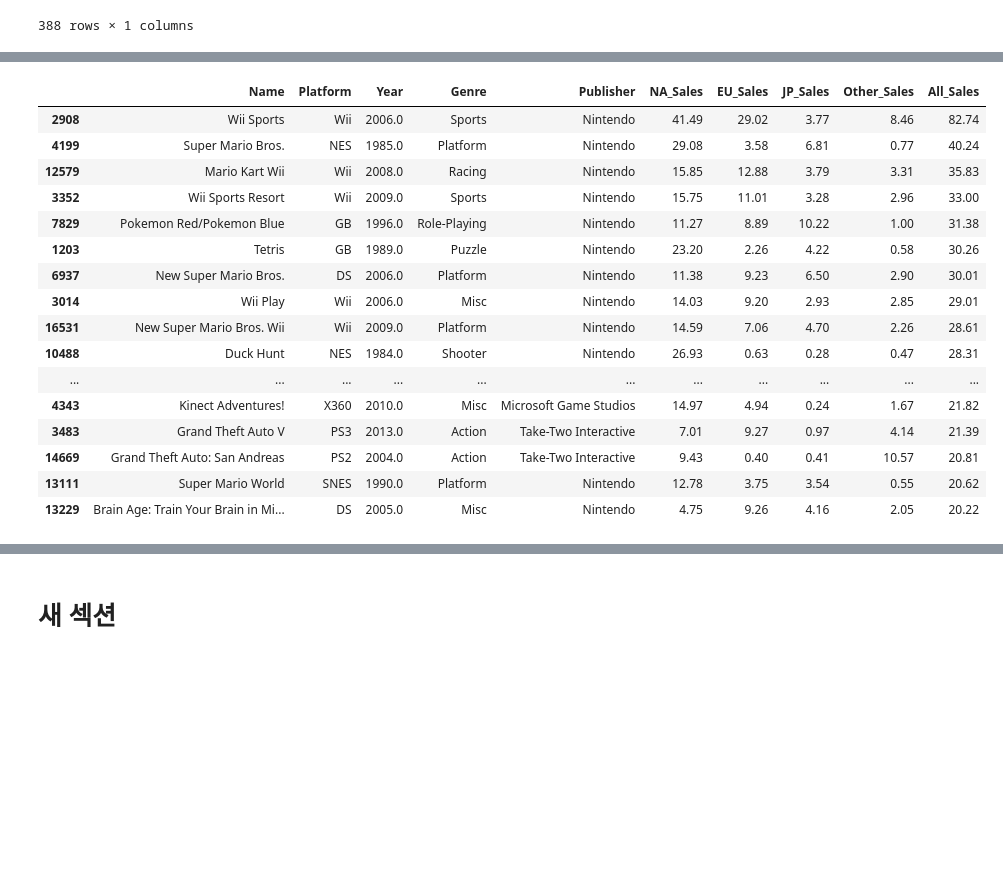
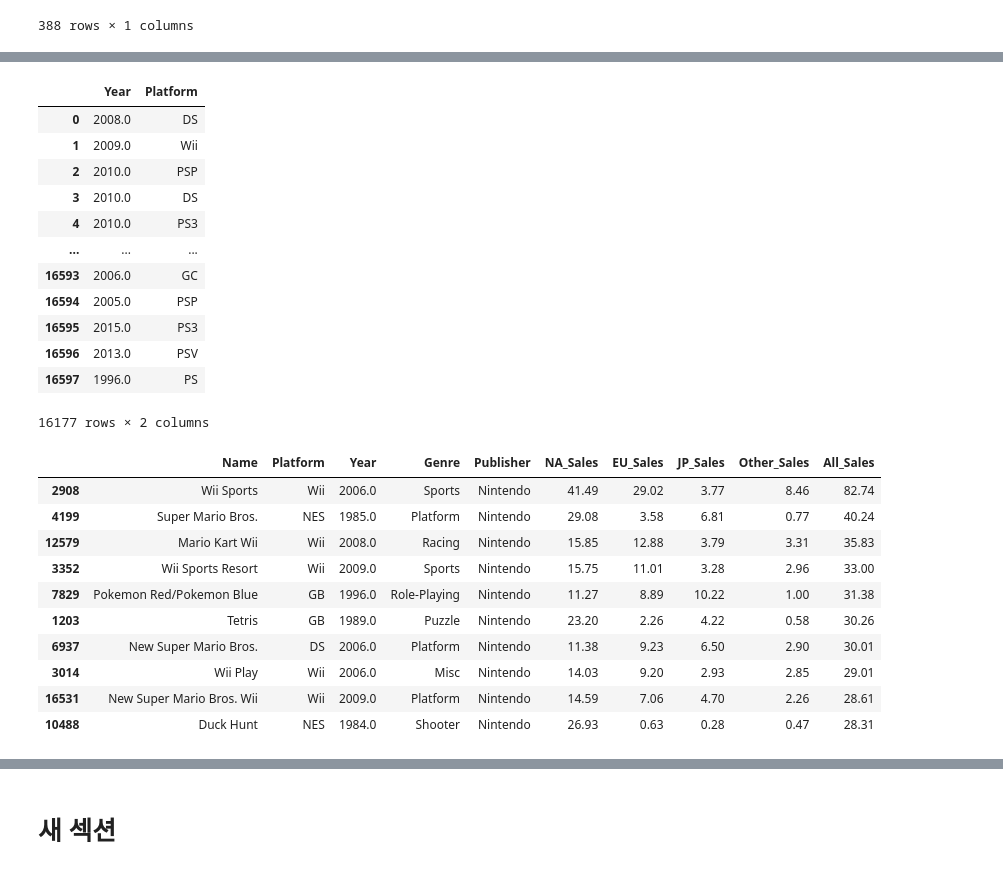
Before and after one commit to okok7272/CodeStatesProject, a Jupyter notebook: Section1/Project1_game_trends.ipynb, the cells around one changed output, grey strips where cells are left out. Saved outputs shown, nothing was run; the diff lists cells and outputs as text; code cells hidden in the pictures; blank space fills up the shorter version.

```diff
--- a/Section1/Project1_game_trends.ipynb
+++ b/Section1/Project1_game_trends.ipynb
@@ -489,25 +548,36 @@ games_year2.drop(columns=["NA_Sales","EU_Sales","JP_Sales","Other_Sales"],axis=1
+# %%
+games_platform2 = game_all[['Year','Platform']]
+games_platform2
+# %% [output]
+|  | Year | Platform |
+| 0 | 2008.0 | DS |
+| 1 | 2009.0 | Wii |
+| 2 | 2010.0 | PSP |
+| 3 | 2010.0 | DS |
+| 4 | 2010.0 | PS3 |
+| ... | ... | ... |
+| 16593 | 2006.0 | GC |
+| 16594 | 2005.0 | PSP |
+| 16595 | 2015.0 | PS3 |
+| 16596 | 2013.0 | PSV |
+| 16597 | 1996.0 | PS |
+16177 rows × 2 columns
 # %%
 #출고량이 높은 게임에 대한 분석 및 시각화 프로세스가 포함되어야 합니다.
 game_asc= game_all.sort_values(by=['All_Sales'], ascending=False)
-game_asc.head(20)
+game_asc.head(10)
 # %% [output]
 |  | Name | Platform | Year | Genre | Publisher | NA_Sales | EU_Sales | JP_Sales | Other_Sales | All_Sales |
 | 2908 | Wii Sports | Wii | 2006.0 | Sports | Nintendo | 41.49 | 29.02 | 3.77 | 8.46 | 82.74 |
 | 4199 | Super Mario Bros. | NES | 1985.0 | Platform | Nintendo | 29.08 | 3.58 | 6.81 | 0.77 | 40.24 |
 | 12579 | Mario Kart Wii | Wii | 2008.0 | Racing | Nintendo | 15.85 | 12.88 | 3.79 | 3.31 | 35.83 |
 | 3352 | Wii Sports Resort | Wii | 2009.0 | Sports | Nintendo | 15.75 | 11.01 | 3.28 | 2.96 | 33.00 |
 | 7829 | Pokemon Red/Pokemon Blue | GB | 1996.0 | Role-Playing | Nintendo | 11.27 | 8.89 | 10.22 | 1.00 | 31.38 |
 | 1203 | Tetris | GB | 1989.0 | Puzzle | Nintendo | 23.20 | 2.26 | 4.22 | 0.58 | 30.26 |
 | 6937 | New Super Mario Bros. | DS | 2006.0 | Platform | Nintendo | 11.38 | 9.23 | 6.50 | 2.90 | 30.01 |
 | 3014 | Wii Play | Wii | 2006.0 | Misc | Nintendo | 14.03 | 9.20 | 2.93 | 2.85 | 29.01 |
 | 16531 | New Super Mario Bros. Wii | Wii | 2009.0 | Platform | Nintendo | 14.59 | 7.06 | 4.70 | 2.26 | 28.61 |
 | 10488 | Duck Hunt | NES | 1984.0 | Shooter | Nintendo | 26.93 | 0.63 | 0.28 | 0.47 | 28.31 |
-| ... | ... | ... | ... | ... | ... | ... | ... | ... | ... | ... |
-| 4343 | Kinect Adventures! | X360 | 2010.0 | Misc | Microsoft Game Studios | 14.97 | 4.94 | 0.24 | 1.67 | 21.82 |
-| 3483 | Grand Theft Auto V | PS3 | 2013.0 | Action | Take-Two Interactive | 7.01 | 9.27 | 0.97 | 4.14 | 21.39 |
-| 14669 | Grand Theft Auto: San Andreas | PS2 | 2004.0 | Action | Take-Two Interactive | 9.43 | 0.40 | 0.41 | 10.57 | 20.81 |
-| 13111 | Super Mario World | SNES | 1990.0 | Platform | Nintendo | 12.78 | 3.75 | 3.54 | 0.55 | 20.62 |
-| 13229 | Brain Age: Train Your Brain in Mi... | DS | 2005.0 | Misc | Nintendo | 4.75 | 9.26 | 4.16 | 2.05 | 20.22 |
 # %%
 #상위권 게임기 출고량y축 연도 x축 으로 hue는 장르 scatter plot
 # %%
```
Also changed, not shown: parts of 18 cells of this notebook.
